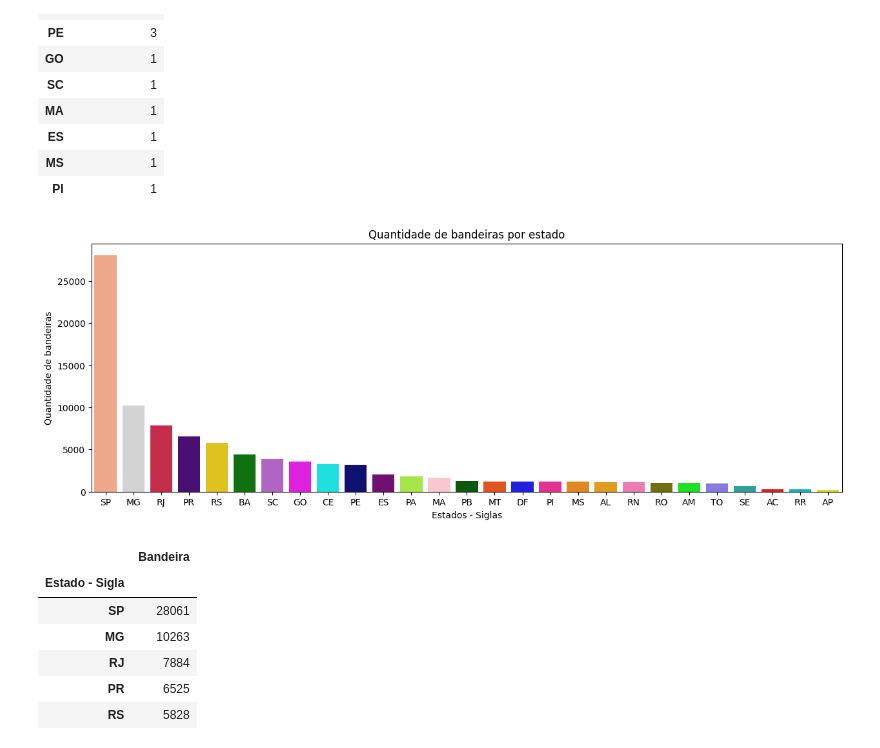
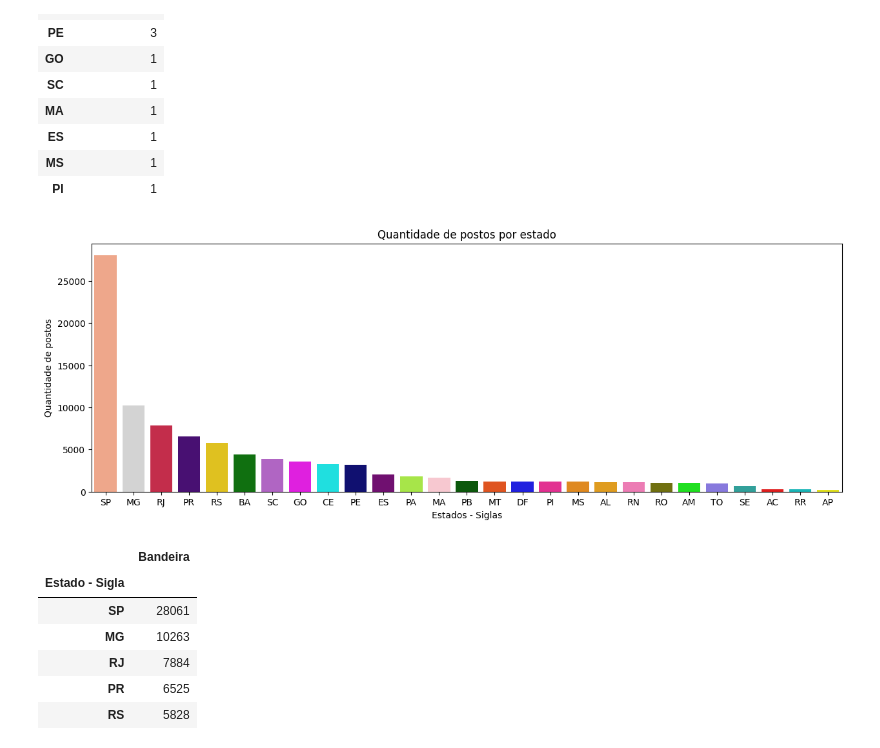
Before and after one commit to CassioRibeiro/PGM4, a Jupyter notebook: PGM4.ipynb, the cells around one changed output. Drawn from its saved outputs; the diff is of its cells as text; code cells hidden in the pictures.

```diff
--- a/PGM4.ipynb
+++ b/PGM4.ipynb
@@ -917,13 +917,13 @@ descrepancia_menor_gasolina
 # %%
 band = relatorio[['Estado - Sigla','Bandeira']].groupby('Estado - Sigla').count().sort_values(by='Bandeira', ascending=False)
 plt.figure(figsize=(15,5))
 sns.barplot(x= band.index, y=band['Bandeira'], palette=cores_estados)
-plt.title('Quantidade de bandeiras por estado')
+plt.title('Quantidade de postos por estado')
 plt.xlabel('Estados - Siglas')
-plt.ylabel('Quantidade de bandeiras')
+plt.ylabel('Quantidade de postos')
 plt.show()
 # %% [output]
-[figure, old version]
+[figure, new version]
 # %%
 band = relatorio[['Estado - Sigla','Bandeira']].groupby('Estado - Sigla').count().sort_values(by='Bandeira', ascending=False)
 band
```
Also changed, not shown: parts of 1 cell of this notebook.
